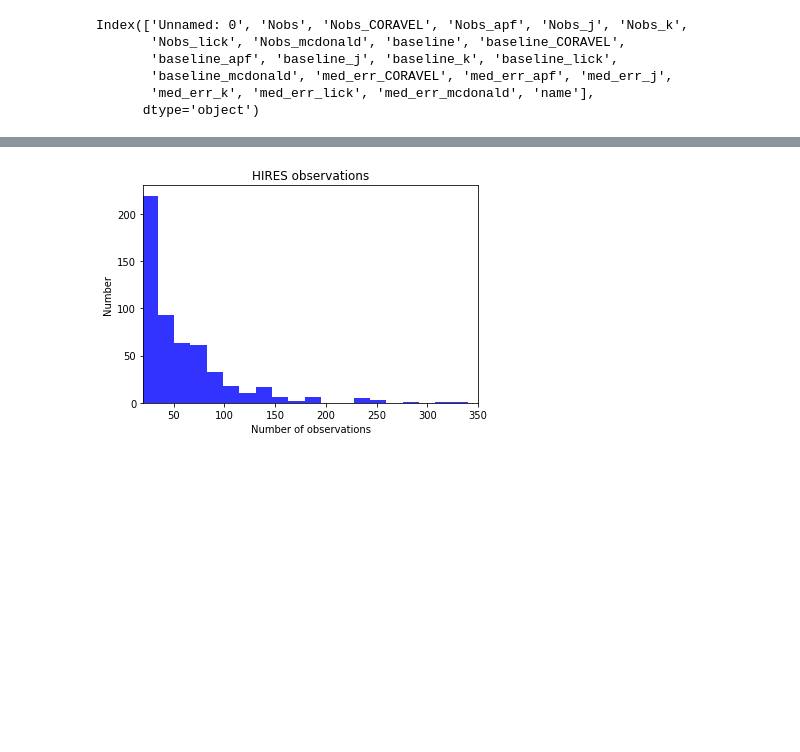
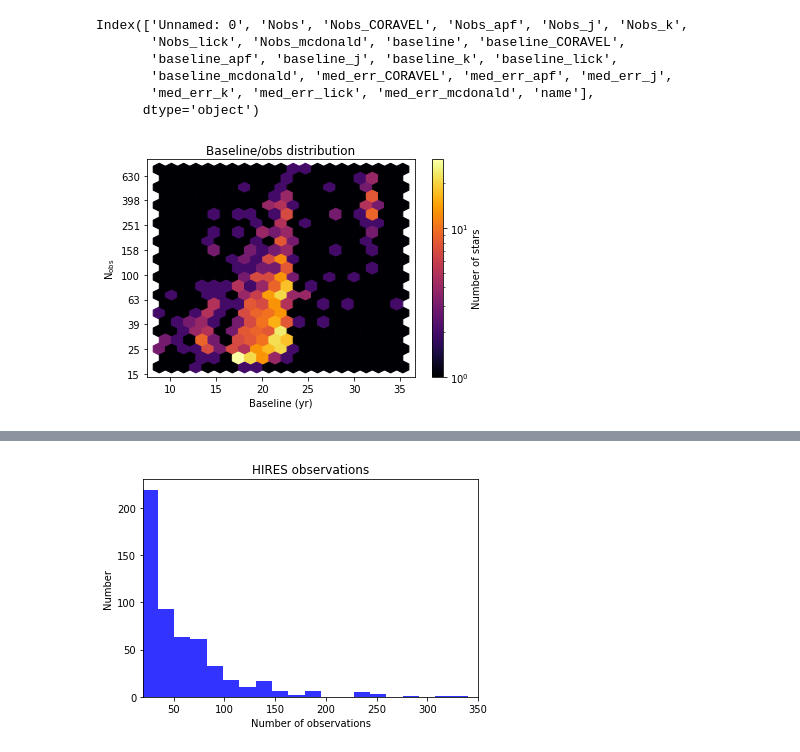
Before and after one commit to leerosenthalj/CLSI, a Jupyter notebook: Polished_exploration.ipynb, the cells around one changed output, grey strips where cells are left out. Saved outputs shown, nothing was run; the diff lists cells and outputs as text; code cells hidden in the pictures; blank space fills up the shorter version.

```diff
--- a/Polished_exploration.ipynb
+++ b/Polished_exploration.ipynb
@@ -341,3 +371,25 @@ Index(['Unnamed: 0', 'Nobs', 'Nobs_CORAVEL', 'Nobs_apf', 'Nobs_j', 'Nobs_k',
        'baseline_mcdonald', 'med_err_CORAVEL', 'med_err_apf', 'med_err_j',
        'med_err_k', 'med_err_lick', 'med_err_mcdonald', 'name'],
       dtype='object')
+# %%
+fig, ax = plt.subplots()
+hb = ax.hexbin(obs_stats.baseline/365.25, np.log10(obs_stats.Nobs),
+               gridsize=20, bins='log', cmap='inferno')
+ax.set_title("Baseline/obs distribution")
+ax.set_xlabel('Baseline (yr)')
+ax.set_ylabel(r'N$_\mathrm{obs}$')
+#ax.set_ylabel(r'log$_{10}$(N$_\mathrm{obs}$)')
+
+# Manually set Nobs logarithmic tick marks.
+def format_fn(tick_val, tick_pos):
+    return str(int(10**tick_val))
+
+#ax.locator_params(axis='y', nbins=1)
+ax.yaxis.set_major_formatter(FuncFormatter(format_fn))
+ax.yaxis.set_major_locator(MaxNLocator(integer=True))
+
+cb = fig.colorbar(hb, ax=ax)
+cb.set_label('Number of stars')
+fig.savefig('legacy_tables/hist_base_nobs_2D.pdf')
+# %% [output]
+[figure, added]
```
Also changed, not shown: parts of 11 cells of this notebook, 5 other files.
